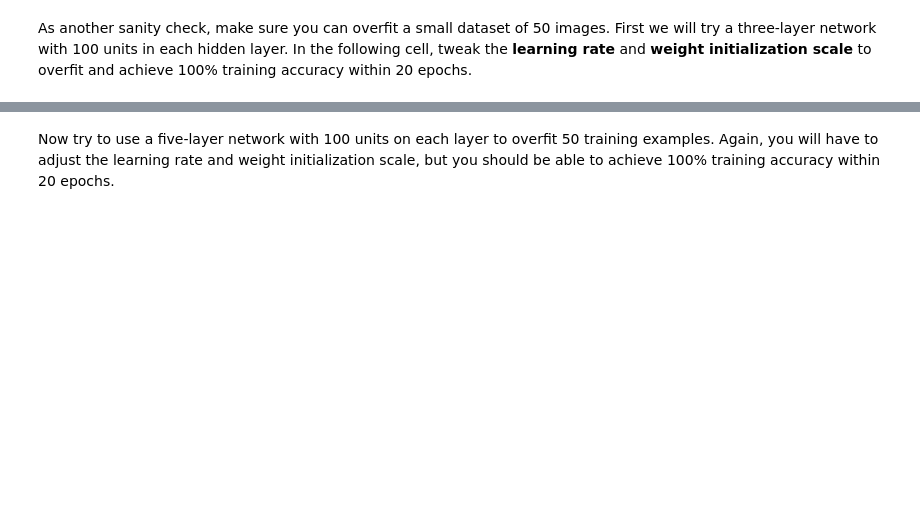
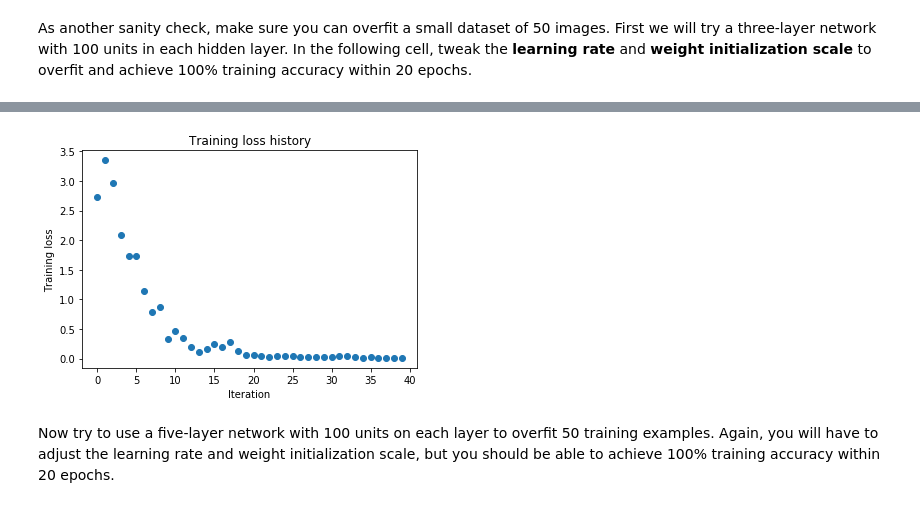
Before and after one commit to Evraa/CS231n-Assignments, a Jupyter notebook: assignment2/FullyConnectedNets.ipynb, the cells around one changed output, grey strips where cells are left out. Saved outputs shown, nothing was run; the diff lists cells and outputs as text; code cells hidden in the pictures; blank space fills up the shorter version.

Commit message:
learning 3 layers vs learning 5 lears

```diff
--- a/assignment2/FullyConnectedNets.ipynb
+++ b/assignment2/FullyConnectedNets.ipynb
@@ -529,16 +522,28 @@ small_data = {
   'y_val': data['y_val'],
 }
 
-weight_scale = 1e-2   # Experiment with this!
-learning_rate = 1e-4  # Experiment with this!
+# best_acr = -1
+# best_ws = None
+
+# learning_rates = [1e-2,1e-4]
+# LR_step_size = 30
+# LR_list = np.linspace(learning_rates[0],learning_rates[1],LR_step_size)
+
+# weight_scales = [1e-1,1e-2]
+# WS_step_size = 30
+# WS_list = np.linspace(weight_scales[0],weight_scales[1],WS_step_size)
+
+weight_scale = 0.0193103448275862   # Experiment with this!
+learning_rate = 0.009317241379310346 # Experiment with this!
 model = FullyConnectedNet([100, 100],
               weight_scale=weight_scale, dtype=np.float64)
 solver = Solver(model, small_data,
-                print_every=10, num_epochs=20, batch_size=25,
+                print_every=40, num_epochs=20, batch_size=25,
                 update_rule='sgd',
                 optim_config={
                   'learning_rate': learning_rate,
                 }
+
          )
 solver.train()
 
@@ -547,3 +552,4 @@ plt.title('Training loss history')
 plt.xlabel('Iteration')
 plt.ylabel('Training loss')
 plt.show()
+# %% [output]
@@ -550,3 +573,4 @@ plt.show()
+[figure, added]
 # %% [markdown]
 Now try to use a five-layer network with 100 units on each layer to overfit 50 training examples. Again, you will have to adjust the learning rate and weight initialization scale, but you should be able to achieve 100% training accuracy within 20 epochs.
 # %%
```
Also changed, not shown: parts of 3 cells of this notebook, 1 other file.
